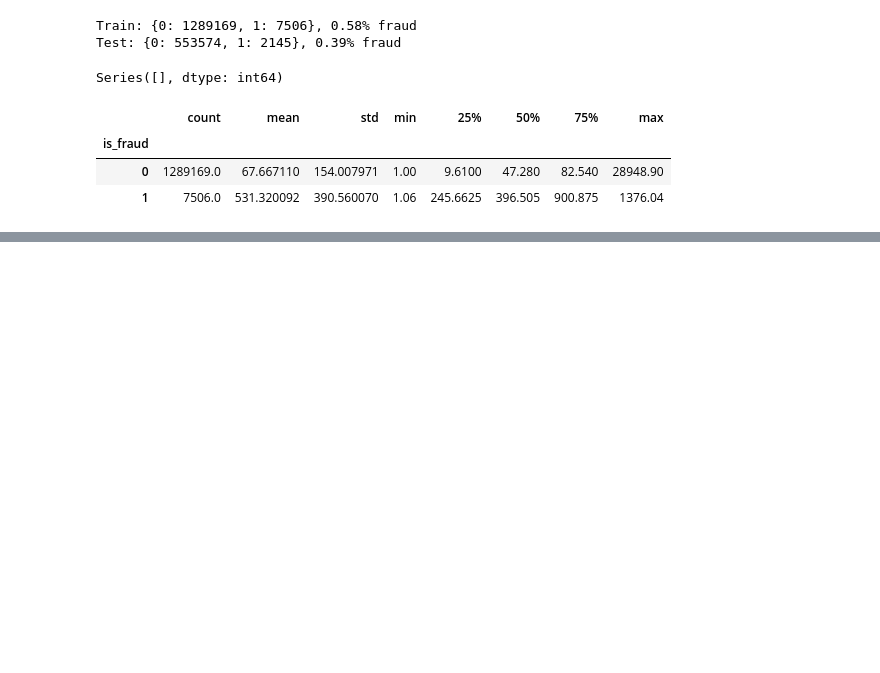
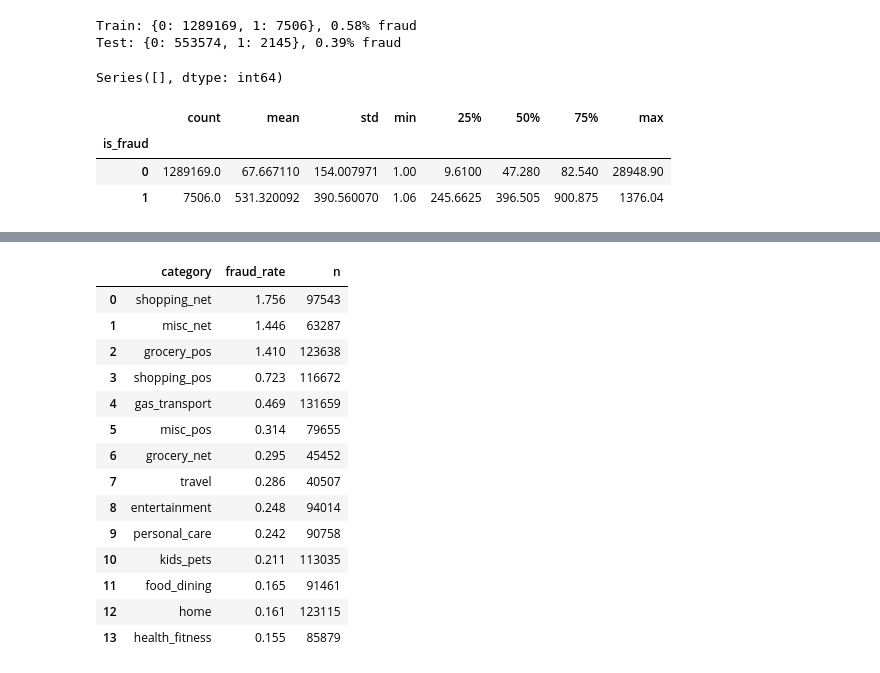
Before and after one commit to m7parikh/creditcard_fraud_model, a Jupyter notebook: pull_data.ipynb, the cells around one changed output, grey strips where cells are left out. Cells and saved outputs as stored; diff of their text form; code cells hidden in the pictures; blank space fills up the shorter version.

```diff
--- a/pull_data.ipynb
+++ b/pull_data.ipynb
@@ -79,0 +88,27 @@ train_data.groupby("is_fraud")["amt"].describe()
+# %%
+category_fraud = (
+    train_data.groupby("category")["is_fraud"]
+    .agg(["mean", "count"])
+    .rename(columns={"mean": "fraud_rate", "count": "n"})
+    .sort_values("fraud_rate", ascending=False)
+)
+
+category_fraud["fraud_rate"] = (category_fraud["fraud_rate"] * 100).round(3)
+category_fraud = category_fraud.reset_index()
+category_fraud
+# %% [output]
+|  | category | fraud_rate | n |
+| 0 | shopping_net | 1.756 | 97543 |
+| 1 | misc_net | 1.446 | 63287 |
+| 2 | grocery_pos | 1.410 | 123638 |
+| 3 | shopping_pos | 0.723 | 116672 |
+| 4 | gas_transport | 0.469 | 131659 |
+| 5 | misc_pos | 0.314 | 79655 |
+| 6 | grocery_net | 0.295 | 45452 |
+| 7 | travel | 0.286 | 40507 |
+| 8 | entertainment | 0.248 | 94014 |
+| 9 | personal_care | 0.242 | 90758 |
+| 10 | kids_pets | 0.211 | 113035 |
+| 11 | food_dining | 0.165 | 91461 |
+| 12 | home | 0.161 | 123115 |
+| 13 | health_fitness | 0.155 | 85879 |
```
Also changed, not shown: parts of 1 cell of this notebook.
